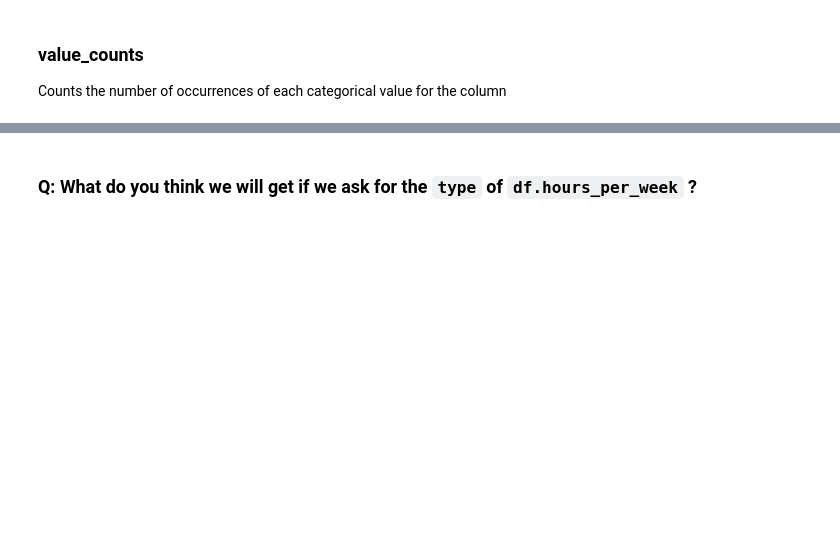
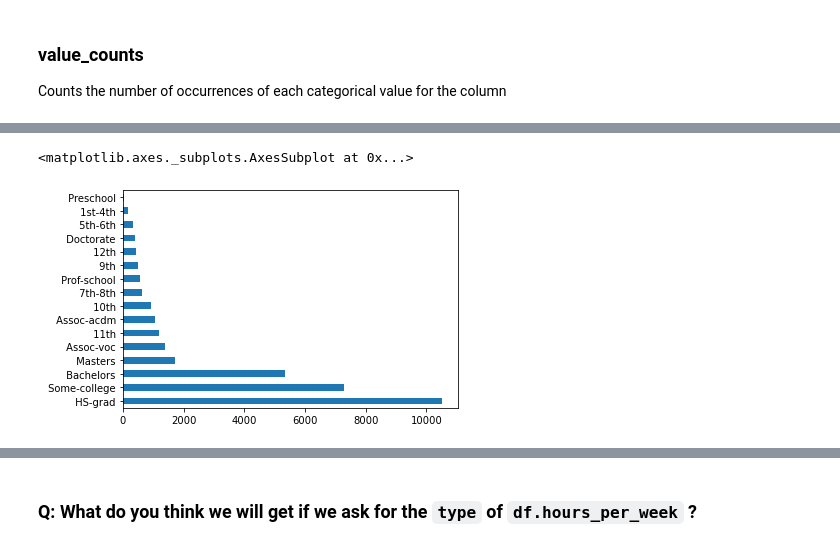
Before and after one commit to masonellard/dsp, a Jupyter notebook: lessons/pandas_intro/Intro-to-Pandas.ipynb, the cells around one changed output, grey strips where cells are left out. Cells and saved outputs as stored; diff of their text form; code cells hidden in the pictures; blank space fills up the shorter version.

```diff
--- a/lessons/pandas_intro/Intro-to-Pandas.ipynb
+++ b/lessons/pandas_intro/Intro-to-Pandas.ipynb
@@ -209,5 +365,8 @@ type(df.education.value_counts())
 # %%
-df.education.value_counts().plot('barh')
+df.education.value_counts().plot(kind='barh')
+# %% [output]
+<matplotlib.axes._subplots.AxesSubplot at 0x...>
+[figure, added]
 # %%
 df.hours_per_week.mean()
 
```
Also changed, not shown: parts of 60 cells of this notebook, 11 other files.
